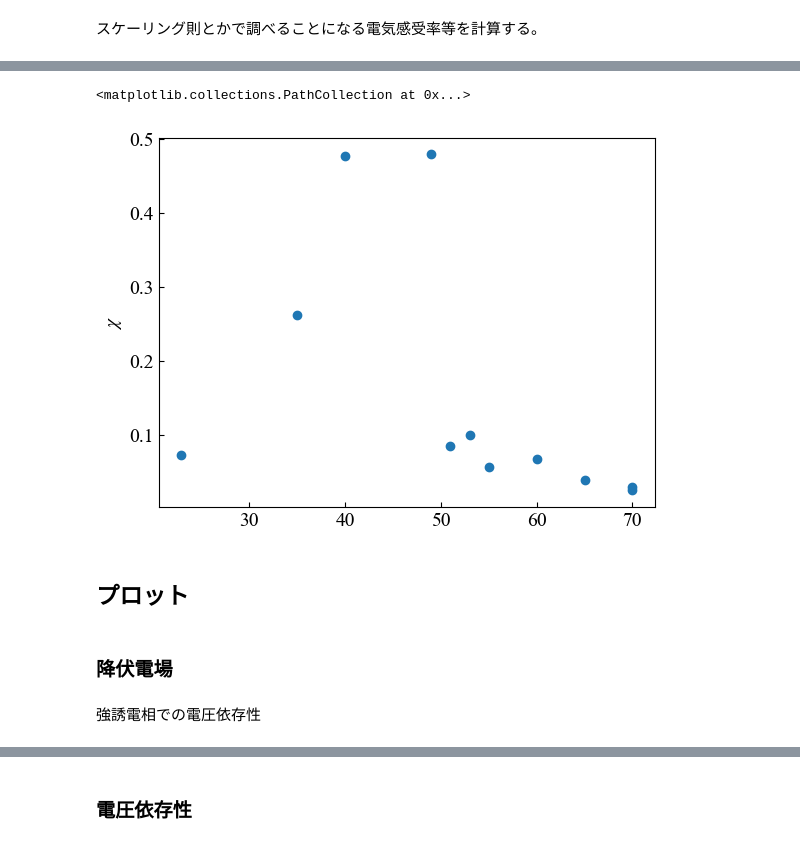
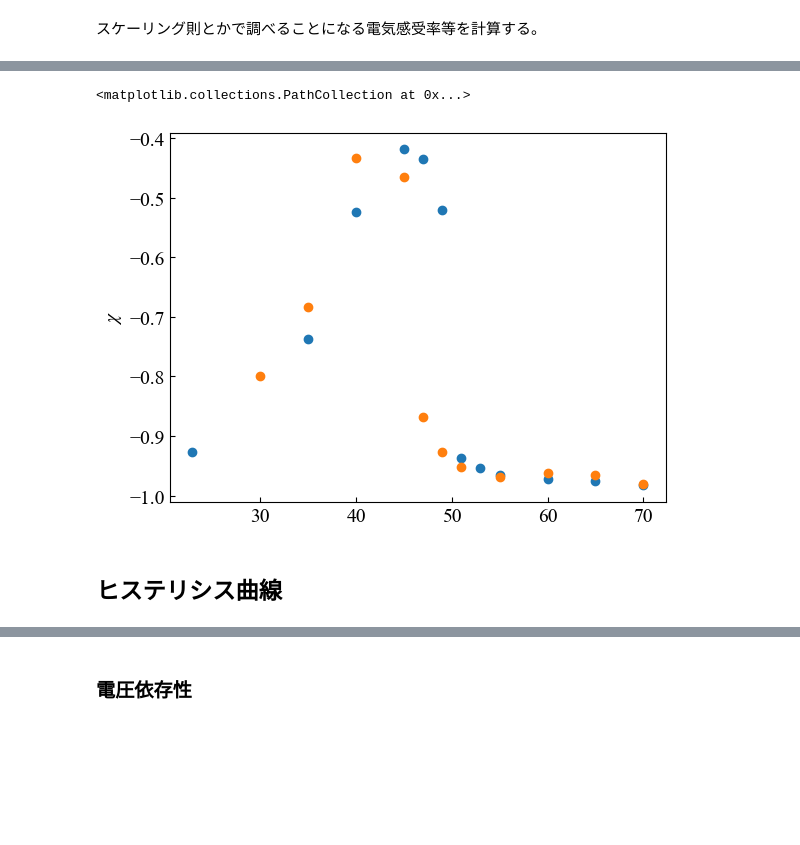
Before and after one commit to xiang-gong3944/----, a Jupyter notebook: 2024_10_04_ヒステリシス/data/2024_10_11.ipynb, the cells around one changed output, grey strips where cells are left out. Drawn from its saved outputs; the diff is of its cells as text; code cells hidden in the pictures; blank space fills up the shorter version.

```diff
--- a/2024_10_04_ヒステリシス/data/2024_10_11.ipynb
+++ b/2024_10_04_ヒステリシス/data/2024_10_11.ipynb
@@ -130,5 +149,0 @@ plt.scatter(data[i][1],data[i][2], s=0.1)
-# %%
-i=61
-j=81
-# plt.ylim(0,2)
-plt.scatter(temp[i:j],Ec[i:j])
@@ -242,6 +429,0 @@ plt.scatter(temp, Ps)
-# %%
-i=40
-print(np.argmin(data[i][1][300:400]))
-k = np.argmin(data[i][1][300:400])+100
-plt.scatter(data[i][1], data[i][2], s=0.1)
-plt.scatter(data[i][1][k:k+48], data[i][2][k:k+48],s=10)
@@ -315,3 +481,7 @@ $$
 ### スケーリング則
 # %% [markdown]
 スケーリング則とかで調べることになる電気感受率等を計算する。
+# %%
+i = 69
+print(temp[i])
+plt.scatter(data[i][1],data[i][2], s=0.5)
@@ -318,9 +492,16 @@ $$
 # %%
 epsilon = np.zeros(nfile)
 for i in range(nfile):
+    if((i >= 63) and (i <= 75)):
+        epsilon[i] = np.polyfit(data[i][1], data[i][2], 1)[0]
+        continue
     for j in range(1,5):
         k = np.argmin(np.abs(data[i][1][j*200:(j+1)*200]))
         k1 = np.polyfit(data[i][1][j*200+k-10:j*200+k+10],data[i][2][j*200+k-10:j*200+k+10],1)[0]
         epsilon[i] += k1
-chi = epsilon/(epsilon0*4)
-epsilon = epsilon/4
+    epsilon[i] = epsilon[i]/4
+chi = epsilon/epsilon0 - 1
+# plt.xlim(47,70)
+plt.ylabel("$\epsilon \quad\mathrm{nF}$")
+plt.scatter(temp[heating_index],epsilon[heating_index], c="tab:red", marker="^")
+plt.scatter(temp[cooling_index],epsilon[cooling_index], c="tab:blue", marker="v")
@@ -337,16 +557,9 @@ plt.scatter(temp[70:],epsilon[70:], c="tab:orange")
 # %%
 plt.ylabel("$\chi$")
-plt.scatter(temp[14],chi[14], c="tab:blue")
-plt.scatter(temp[29],chi[29], c="tab:blue")
-plt.scatter(temp[44],chi[44], c="tab:blue")
-plt.scatter(temp[62:70],chi[62:70], c="tab:blue")
-# plt.scatter(temp[70:],chi[70:], c="tab:orange")
+plt.scatter(temp[heating_index],chi[heating_index], c="tab:blue")
+plt.scatter(temp[cooling_index],chi[cooling_index], c="tab:orange")
 # %% [output]
 <matplotlib.collections.PathCollection at 0x...>
-[figure, old version]
+[figure, new version]
 # %% [markdown]
-## プロット
+## ヒステリシス曲線
-# %% [markdown]
-### 降伏電場
-# %% [markdown]
-強誘電相での電圧依存性
```
Also changed, not shown: parts of 52 cells of this notebook, 1 other file.
